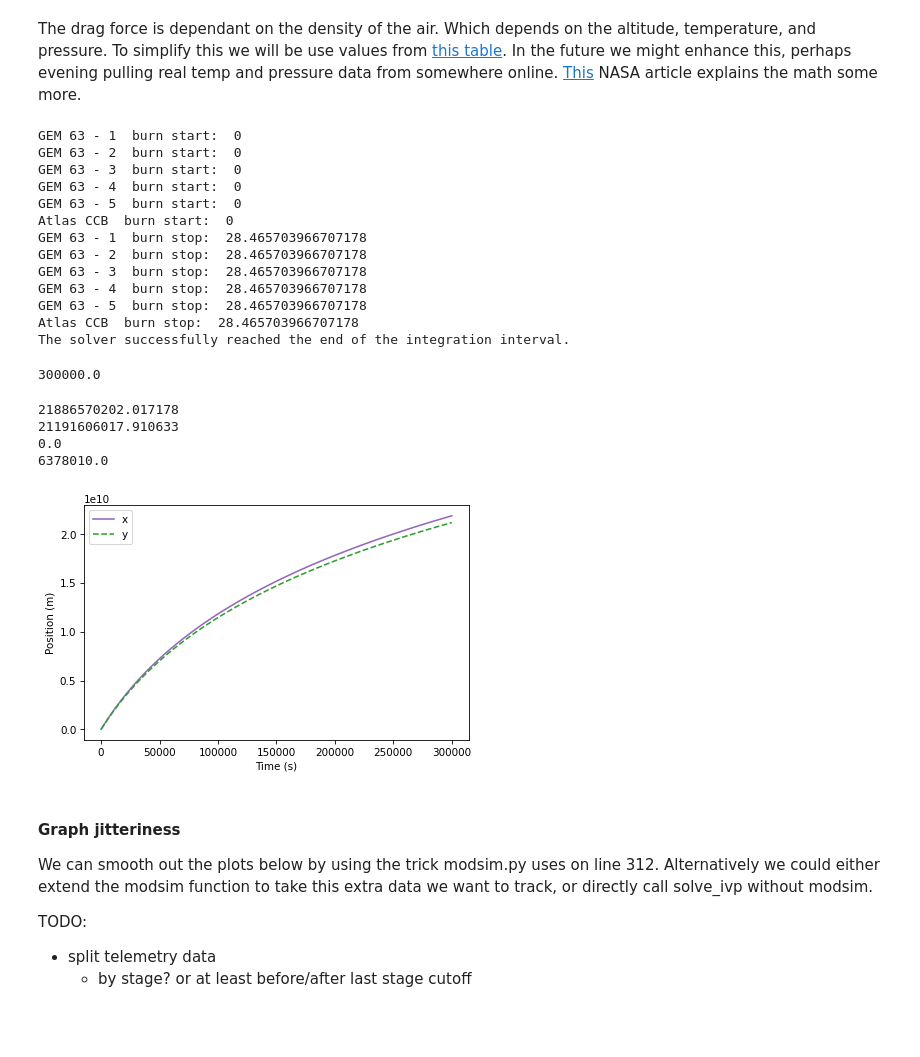
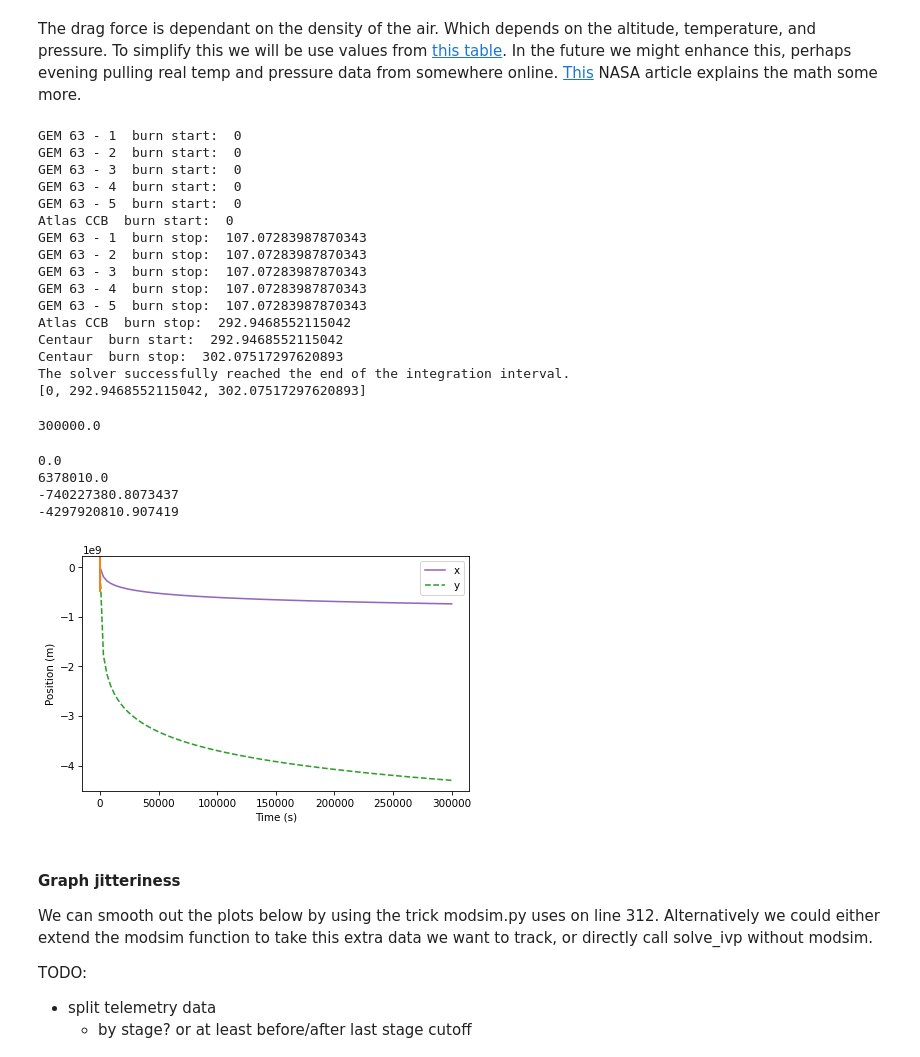
Before and after one commit to ShadowRonin/rocket-trajectory, a Jupyter notebook: rocketsim.ipynb, the cells around one changed output. Cells and saved outputs as stored; diff of their text form; code cells hidden in the pictures; blank space fills up the shorter version.

```diff
--- a/rocketsim.ipynb
+++ b/rocketsim.ipynb
@@ -68,7 +68,10 @@ The drag force is dependant on the density of the air. Which depends on the alti
 # %%
 from simulation import run_sim
 
-results, telemetry_df = run_sim()
+results, telemetry_df, events = run_sim()
+
+flat_events = list(map(lambda x: x.t, events))
+print(flat_events)
 # %% [output]
 GEM 63 - 1  burn start:  0
 GEM 63 - 2  burn start:  0
@@ -76,35 +79,45 @@ GEM 63 - 3  burn start:  0
 GEM 63 - 4  burn start:  0
 GEM 63 - 5  burn start:  0
 Atlas CCB  burn start:  0
-GEM 63 - 1  burn stop:  28.465703966707178
-GEM 63 - 2  burn stop:  28.465703966707178
-GEM 63 - 3  burn stop:  28.465703966707178
-GEM 63 - 4  burn stop:  28.465703966707178
-GEM 63 - 5  burn stop:  28.465703966707178
-Atlas CCB  burn stop:  28.465703966707178
+GEM 63 - 1  burn stop:  107.07283987870343
+GEM 63 - 2  burn stop:  107.07283987870343
+GEM 63 - 3  burn stop:  107.07283987870343
+GEM 63 - 4  burn stop:  107.07283987870343
+GEM 63 - 5  burn stop:  107.07283987870343
+Atlas CCB  burn stop:  292.9468552115042
+Centaur  burn start:  292.9468552115042
+Centaur  burn stop:  302.07517297620893
 The solver successfully reached the end of the integration interval.
+[0, 292.9468552115042, 302.07517297620893]
 # %%
 flight_time = results.index[-1]
 flight_time
 # %% [output]
 300000.0
 # %%
+from matplotlib.collections import EventCollection
+
+
 results.x.plot(color='C4')
 results.y.plot(color='C2', style='--')
 
 print(results.x.max())
 print(results.y.max())
 print(results.x.min())
 print(results.y.min())
 
+tevents = EventCollection(flat_events, color='tab:orange', linelength=1000000000)
+ax = plt.gca()
+ax.add_collection(tevents)
+
 decorate(xlabel='Time (s)',
          ylabel='Position (m)')
 # %% [output]
-21886570202.017178
-21191606017.910633
 0.0
 6378010.0
+-740227380.8073437
+-4297920810.907419
-[figure, old version]
+[figure, new version]
 # %% [markdown]
 #### Graph jitteriness
 
```
Also changed, not shown: parts of 8 cells of this notebook, 4 other files.
